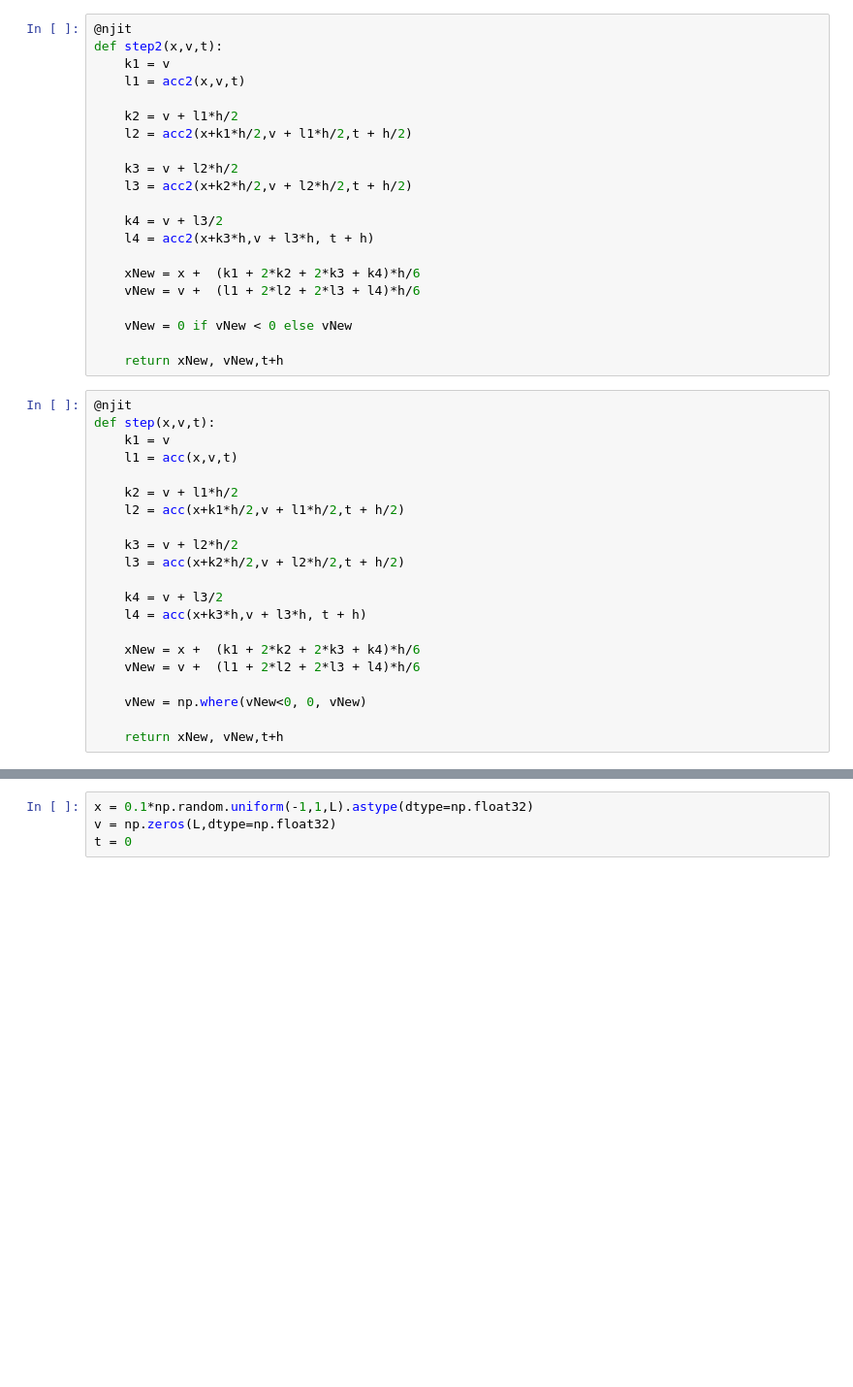
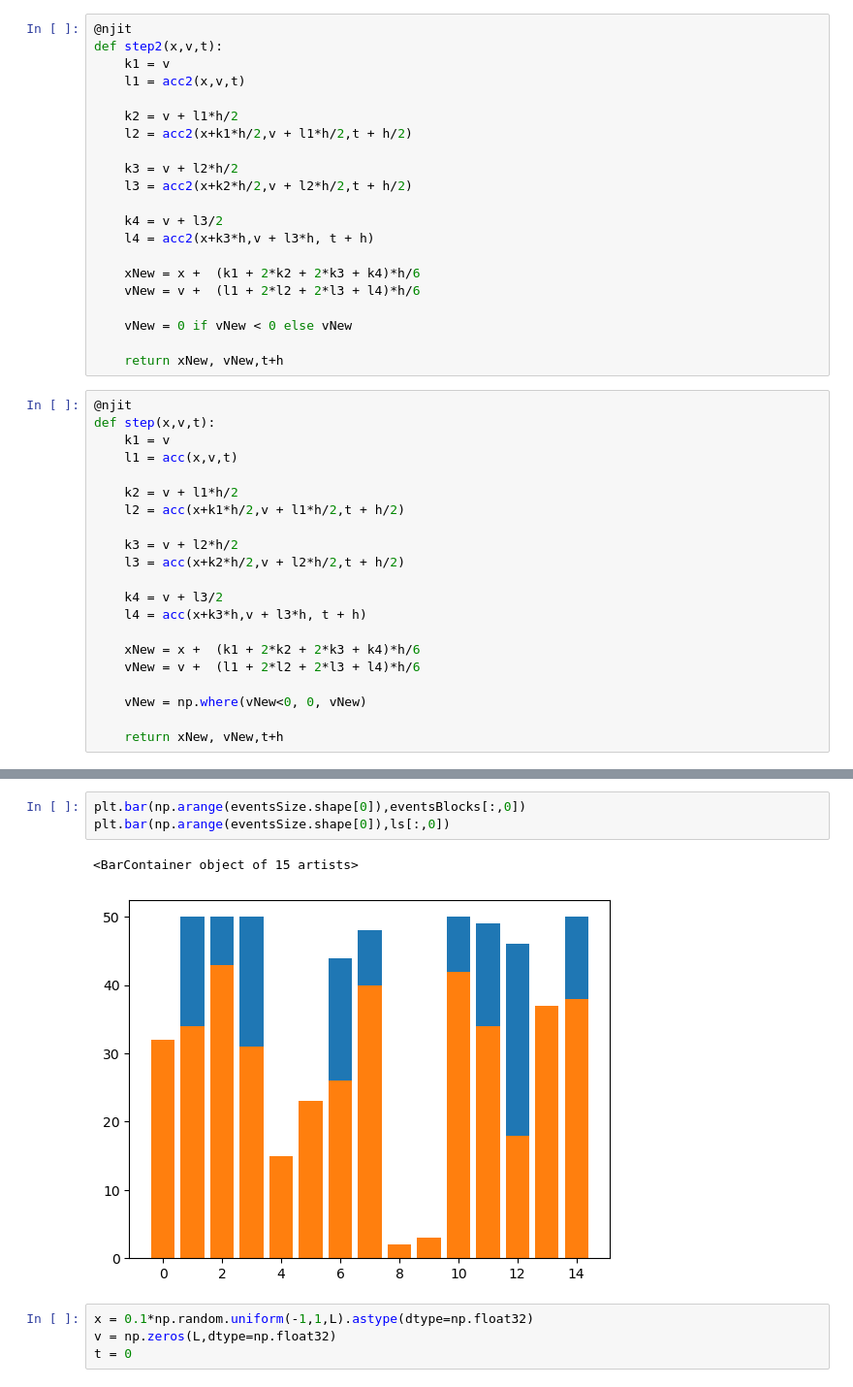
Before and after one commit to alireza-astane/Burridge_Knopoff_Model, a Jupyter notebook: NumericSolu.ipynb, the cells around one changed output, grey strips where cells are left out. Shown at 97% size. Saved outputs shown, nothing was run; the diff lists cells and outputs as text; blank space fills up the shorter version.

```diff
--- a/NumericSolu.ipynb
+++ b/NumericSolu.ipynb
@@ -126,3 +217,9 @@ def run(x,v,t,steps=1_000_000):
+# %%
+plt.bar(np.arange(eventsSize.shape[0]),eventsBlocks[:,0])
+plt.bar(np.arange(eventsSize.shape[0]),ls[:,0])
+# %% [output]
+<BarContainer object of 15 artists>
+[figure, added]
 # %%
 x = 0.1*np.random.uniform(-1,1,L).astype(dtype=np.float32)
 v = np.zeros(L,dtype=np.float32)
```
Also changed, not shown: parts of 13 cells of this notebook.
